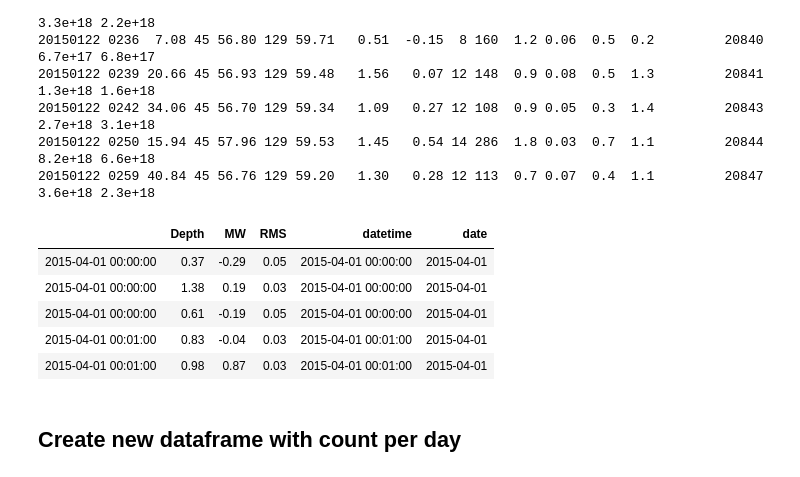
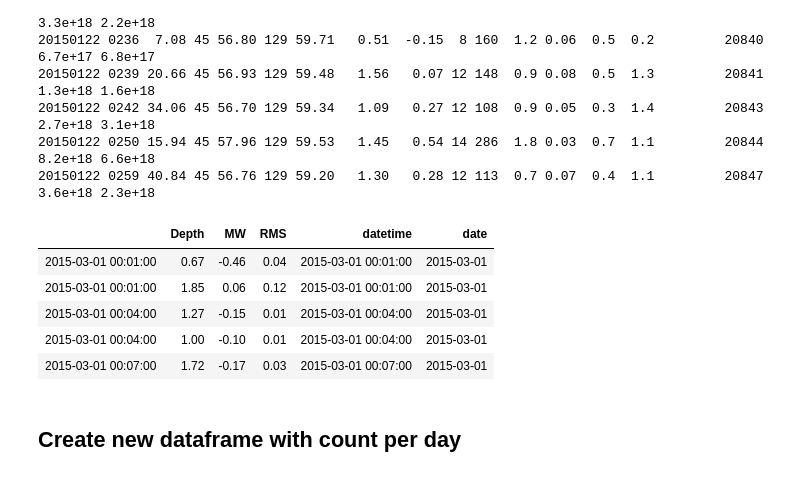
Before and after one commit to daxsoule/BOTPT, a Jupyter notebook: notebooks/cumulative_mag.ipynb, the cells around one changed output. Cells and saved outputs as stored; diff of their text form; code cells hidden in the pictures.

```diff
--- a/notebooks/cumulative_mag.ipynb
+++ b/notebooks/cumulative_mag.ipynb
@@ -38,39 +35,39 @@ yyyymmdd HHMM SSS.SS Lat(D M)  Lon(D M)  Depth    MW NWR GAP DMIN  RMS  ERH  ERZ
 seismic_file = '/home/jovyan/data/botpt/axial_seismic/hypo71_11_2019.txt'
 df_seismic = pd.read_csv(seismic_file, delim_whitespace=True, dtype=object)
 df_seismic['datetime'] = df_seismic['yyyymmdd'] + 'T' + \
             df_seismic['HHMM'].str.slice(start=0, stop=2) + ':' + \
             df_seismic['HHMM'].str.slice(start=2)
 df_seismic.index = pd.to_datetime(df_seismic['datetime'].values)
 df_seismic['datetime'] = pd.to_datetime(df_seismic['datetime'].values)
-df_seismic = df_seismic.loc['2015-04-01 00:00:00':'2015-05-31 00:00:00']
+df_seismic = df_seismic.loc['2015-03-01 00:00:00':'2015-05-31 00:00:00']
 df_seismic.datetime.astype(np.int64).values/1e64
 df_seismic['date'] =pd.DatetimeIndex(df_seismic.datetime).date
 df_seismic['Depth']= df_seismic['Depth'].astype(np.float).values
 df_seismic['MW']= df_seismic['MW'].astype(np.float).values
 df_seismic['RMS']= df_seismic['RMS'].astype(np.float).values
 del df_seismic['NWR']
 del df_seismic['GAP']
 del df_seismic['DMIN']
 del df_seismic['ERH']
 del df_seismic['ERZ']
 del df_seismic['ID']
 del df_seismic['PMom']
 del df_seismic['SMom']
 del df_seismic['yyyymmdd']
 del df_seismic['HHMM']
 del df_seismic['SSS.SS']
 del df_seismic['Lat(D']
 del df_seismic['M)']
 del df_seismic['Lon(D']
 del df_seismic['M).1']
 df_seismic.head()
 # %% [output]
 |  | Depth | MW | RMS | datetime | date |
-| 2015-04-01 00:00:00 | 0.37 | -0.29 | 0.05 | 2015-04-01 00:00:00 | 2015-04-01 |
-| 2015-04-01 00:00:00 | 1.38 | 0.19 | 0.03 | 2015-04-01 00:00:00 | 2015-04-01 |
-| 2015-04-01 00:00:00 | 0.61 | -0.19 | 0.05 | 2015-04-01 00:00:00 | 2015-04-01 |
-| 2015-04-01 00:01:00 | 0.83 | -0.04 | 0.03 | 2015-04-01 00:01:00 | 2015-04-01 |
-| 2015-04-01 00:01:00 | 0.98 | 0.87 | 0.03 | 2015-04-01 00:01:00 | 2015-04-01 |
+| 2015-03-01 00:01:00 | 0.67 | -0.46 | 0.04 | 2015-03-01 00:01:00 | 2015-03-01 |
+| 2015-03-01 00:01:00 | 1.85 | 0.06 | 0.12 | 2015-03-01 00:01:00 | 2015-03-01 |
+| 2015-03-01 00:04:00 | 1.27 | -0.15 | 0.01 | 2015-03-01 00:04:00 | 2015-03-01 |
+| 2015-03-01 00:04:00 | 1.00 | -0.10 | 0.01 | 2015-03-01 00:04:00 | 2015-03-01 |
+| 2015-03-01 00:07:00 | 1.72 | -0.17 | 0.03 | 2015-03-01 00:07:00 | 2015-03-01 |
 # %% [markdown]
 ## Create new dataframe with count per day
 # %%
```
Also changed, not shown: parts of 13 cells of this notebook, 2 other files.
